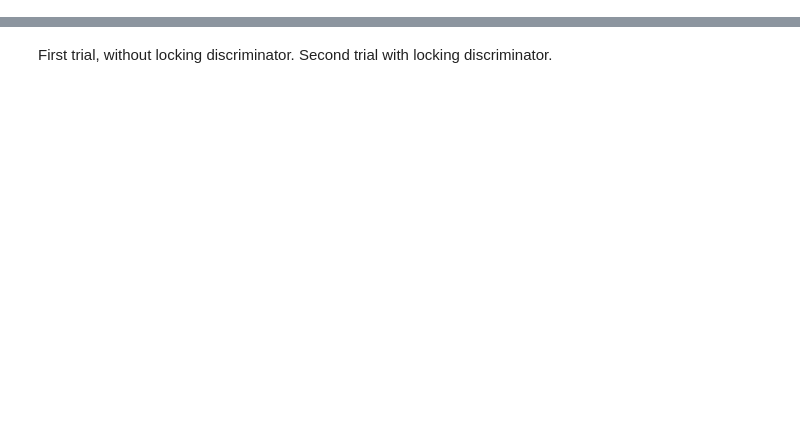
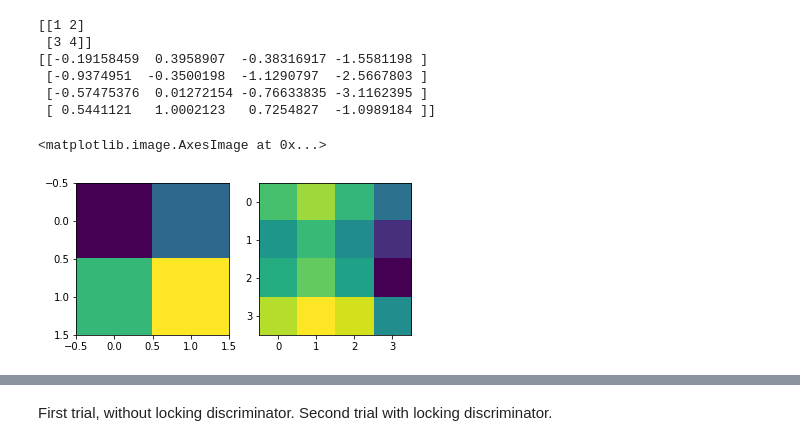
Before and after one commit to correll/deep-learning, a Jupyter notebook: lecture/L6 Generative Adversarial Networks.ipynb, the cells around one changed output, grey strips where cells are left out. Cells and saved outputs as stored; diff of their text form; code cells hidden in the pictures; blank space fills up the shorter version.

```diff
--- a/lecture/L6 Generative Adversarial Networks.ipynb
+++ b/lecture/L6 Generative Adversarial Networks.ipynb
@@ -0,0 +8,37 @@
+# %%
+# Code inspired by https://machinelearningmastery.com/upsampling-and-transpose-convolution-layers-for-generative-adversarial-networks/
+from numpy import asarray
+from keras.models import Sequential
+from keras.layers import UpSampling2D
+import matplotlib.pyplot as plt
+
+# define input data
+X = asarray([[1, 2],
+            [3, 4]])
+# show input data for context
+print(X)
+# reshape input data into one sample a sample with a channel
+X = X.reshape((1, 2, 2, 1))
+model = Sequential()
+model.add(UpSampling2D(input_shape=(2, 2, 1)))
+model.add(Conv2D(1, (2,2), padding='same'))
+#model.summary()
+yhat = model.predict(X)
+# reshape output to remove channel to make printing easier
+yhat = yhat.reshape((4, 4))
+# summarize output
+print(yhat)
+
+plt.subplot(1,2,1)
+plt.imshow(X.reshape((2,2)))
+plt.subplot(1,2,2)
+plt.imshow(yhat)
+# %% [output]
+[[1 2]
+ [3 4]]
+[[-0.19158459  0.3958907  -0.38316917 -1.5581198 ]
+ [-0.9374951  -0.3500198  -1.1290797  -2.5667803 ]
+ [-0.57475376  0.01272154 -0.76633835 -3.1162395 ]
+ [ 0.5441121   1.0002123   0.7254827  -1.0989184 ]]
+<matplotlib.image.AxesImage at 0x...>
+[figure, added]
```
Also changed, not shown: parts of 20 cells of this notebook, 1 other file.
